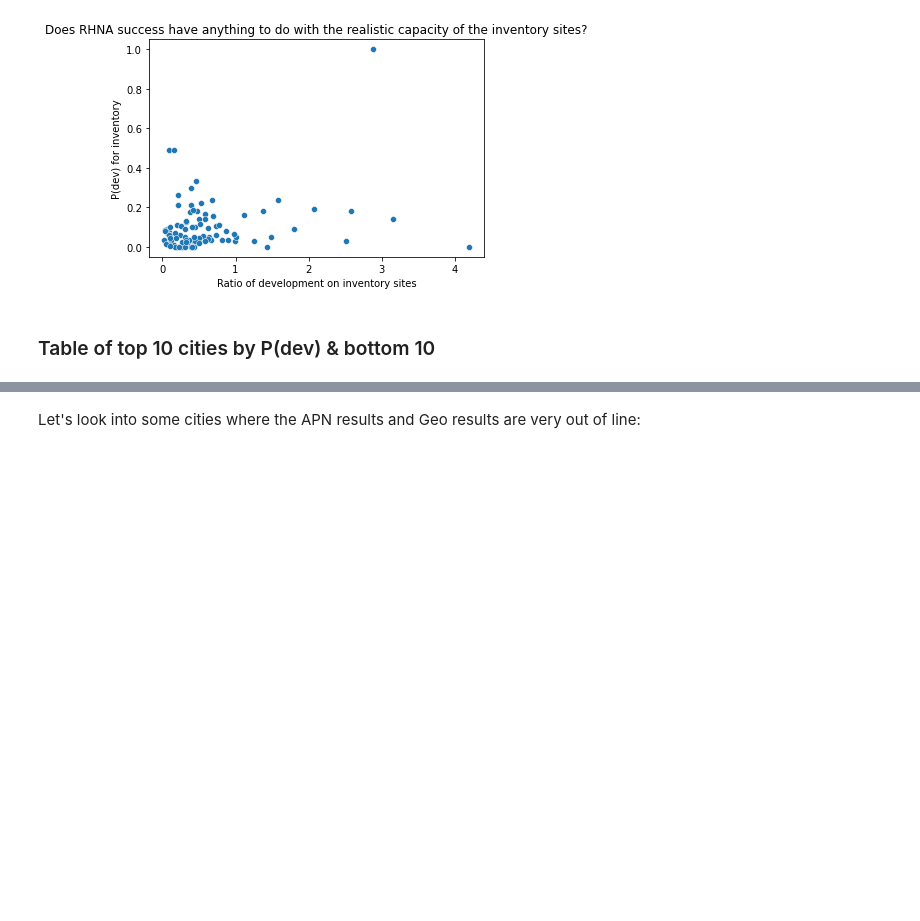
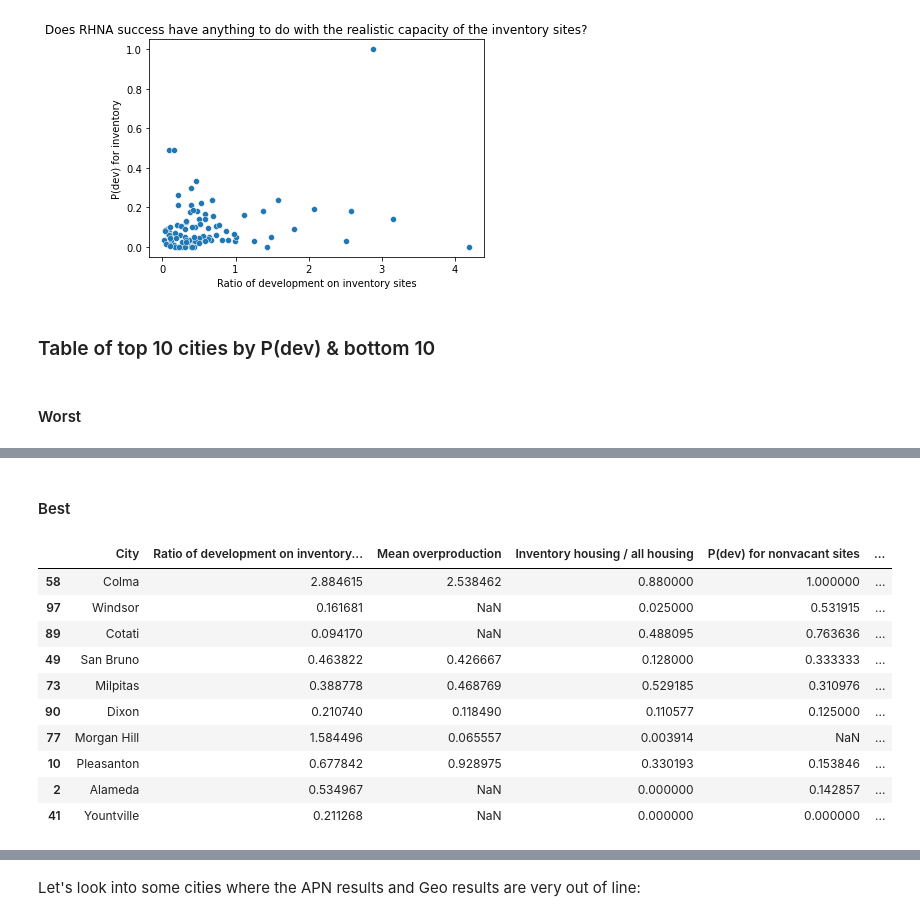
Before and after one commit to YIMBYdata/housing-elements, a Jupyter notebook: Final results.ipynb, the cells around one changed output, grey strips where cells are left out. Cells and saved outputs as stored; diff of their text form; code cells hidden in the pictures; blank space fills up the shorter version.

```diff
--- a/Final results.ipynb
+++ b/Final results.ipynb
@@ -123,0 +143,5 @@ rhna5.shape
+# %%
+for city, sites in cities_with_sites.items():
+    print(city)
+    print(sites['Failed to parse realistic capacity'].sum())
+    print(sites['No realistic capacity listed'].sum())
@@ -123,0 +151,2 @@ rhna5.shape
+# %%
+sites = utils.load_site_inventory('Berkeley', sites_df=sites_df)
@@ -341,6 +388,8 @@ sea_plot.get_figure().savefig('./figures/did_realistic_capacity_calcs_matter.png
 [figure]
 # %% [markdown]
 ### Table of top 10 cities by P(dev) & bottom 10
+# %% [markdown]
+#### Worst
 # %%
 results_both_df.sort_values(by='P(dev) for inventory').head(10)
 # %% [output]
@@ -355,8 +404,22 @@ results_both_df.sort_values(by='P(dev) for inventory').head(10)
 | 72 | Los Gatos | 0.167296 | NaN | 0.0 | 0.0 | ... |
 | 54 | Pacifica | 0.202765 | NaN | 0.0 | 0.0 | ... |
 | 45 | Ross | 0.409091 | NaN | 0.0 | 0.0 | ... |
+# %% [markdown]
+#### Best
 # %%
-results_both_df.sort_values(by='P(dev) for inventory').head(10)
+results_both_df.sort_values(by='P(dev) for inventory', ascending=False).head(10)
+# %% [output]
+|  | City | Ratio of development on inventory... | Mean overproduction | Inventory housing / all housing | P(dev) for nonvacant sites | ... |
+| 58 | Colma | 2.884615 | 2.538462 | 0.880000 | 1.000000 | ... |
+| 97 | Windsor | 0.161681 | NaN | 0.025000 | 0.531915 | ... |
+| 89 | Cotati | 0.094170 | NaN | 0.488095 | 0.763636 | ... |
+| 49 | San Bruno | 0.463822 | 0.426667 | 0.128000 | 0.333333 | ... |
+| 73 | Milpitas | 0.388778 | 0.468769 | 0.529185 | 0.310976 | ... |
+| 90 | Dixon | 0.210740 | 0.118490 | 0.110577 | 0.125000 | ... |
+| 77 | Morgan Hill | 1.584496 | 0.065557 | 0.003914 | NaN | ... |
+| 10 | Pleasanton | 0.677842 | 0.928975 | 0.330193 | 0.153846 | ... |
+| 2 | Alameda | 0.534967 | NaN | 0.000000 | 0.142857 | ... |
+| 41 | Yountville | 0.211268 | NaN | 0.000000 | 0.000000 | ... |
 # %%
 combined_df = results_df.merge(
     results_geo_df,
```
Also changed, not shown: parts of 6 cells of this notebook, 1 other file.
